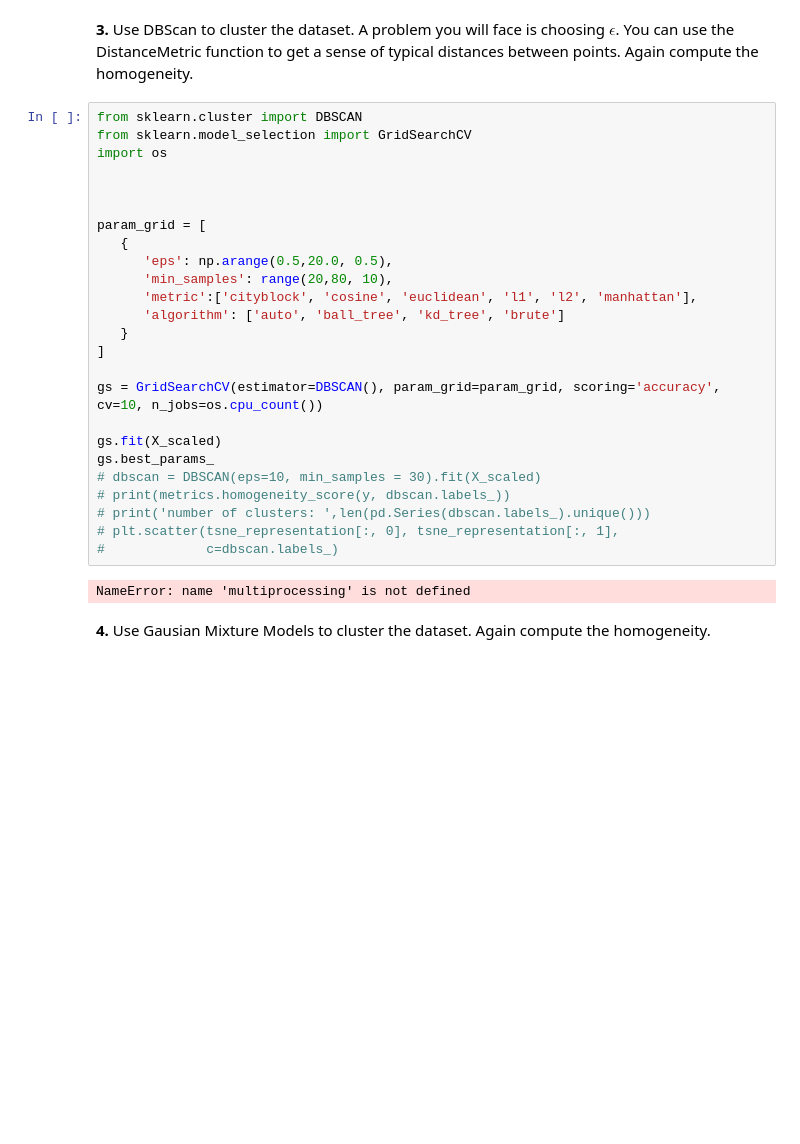
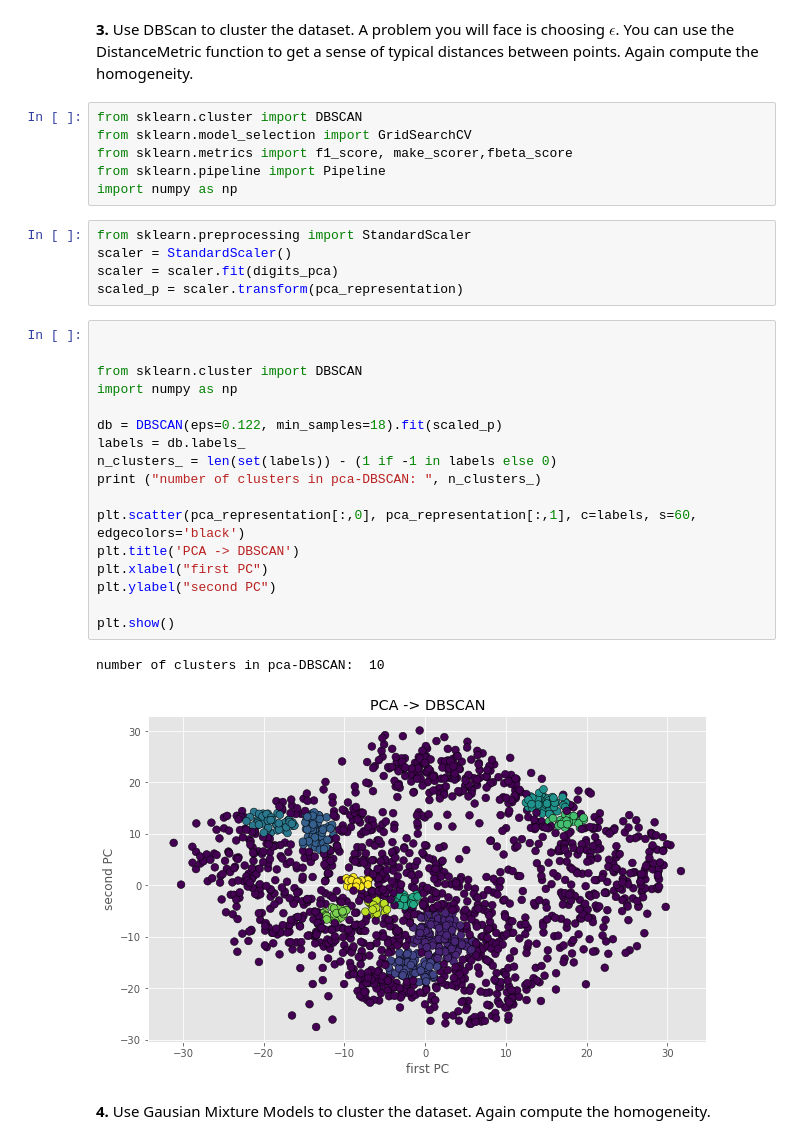
Before and after one commit to sergienko4/ml-unsupervised-learning, a Jupyter notebook: Unsupervised.ipynb, the cells around one changed output. Drawn from its saved outputs; the diff is of its cells as text; blank space fills up the shorter version.

Commit message:
addec compare and fix DBSCAN

```diff
--- a/Unsupervised.ipynb
+++ b/Unsupervised.ipynb
@@ -181,33 +187,37 @@ plt.scatter(tsne_representation[:, 0], tsne_representation[:, 1],
 [figure]
 # %% [markdown]
 **3.** Use DBScan to cluster the dataset. A problem you will face is choosing $\epsilon$. You can use the DistanceMetric function to get a sense of typical distances between points.  Again compute the homogeneity.
-# %%
-from sklearn.cluster import DBSCAN
-from sklearn.model_selection import GridSearchCV
-import os
-
-
-
-param_grid = [
-   {
-      'eps': np.arange(0.5,20.0, 0.5),
-      'min_samples': range(20,80, 10),
-      'metric':['cityblock', 'cosine', 'euclidean', 'l1', 'l2', 'manhattan'],
-      'algorithm': ['auto', 'ball_tree', 'kd_tree', 'brute']
-   }
-]
-
-gs = GridSearchCV(estimator=DBSCAN(), param_grid=param_grid, scoring='accuracy', cv=10, n_jobs=os.cpu_count())
-
-gs.fit(X_scaled)
-gs.best_params_
-# dbscan = DBSCAN(eps=10, min_samples = 30).fit(X_scaled)
-# print(metrics.homogeneity_score(y, dbscan.labels_))
-# print('number of clusters: ',len(pd.Series(dbscan.labels_).unique()))
-# plt.scatter(tsne_representation[:, 0], tsne_representation[:, 1],
-#             c=dbscan.labels_)
-# %% [output]
-NameError: name 'multiprocessing' is not defined
+# %%
+from sklearn.cluster import DBSCAN
+from sklearn.model_selection import GridSearchCV
+from sklearn.metrics import f1_score, make_scorer,fbeta_score
+from sklearn.pipeline import Pipeline
+import numpy as np
+# %%
+from sklearn.preprocessing import StandardScaler
+scaler = StandardScaler()
+scaler = scaler.fit(digits_pca)
+scaled_p = scaler.transform(pca_representation)
+# %%
+
+
+from sklearn.cluster import DBSCAN
+import numpy as np
+
+db = DBSCAN(eps=0.122, min_samples=18).fit(scaled_p)
+labels = db.labels_
+n_clusters_ = len(set(labels)) - (1 if -1 in labels else 0)
+print ("number of clusters in pca-DBSCAN: ", n_clusters_)
+
+plt.scatter(pca_representation[:,0], pca_representation[:,1], c=labels, s=60, edgecolors='black')
+plt.title('PCA -> DBSCAN')
+plt.xlabel("first PC")
+plt.ylabel("second PC")
+
+plt.show()
+# %% [output]
+number of clusters in pca-DBSCAN:  10
+[figure, added]
 # %% [markdown]
 **4.** Use Gausian Mixture Models to cluster the dataset.  Again compute the homogeneity.
 # %%
```
Also changed, not shown: parts of 13 cells of this notebook.
